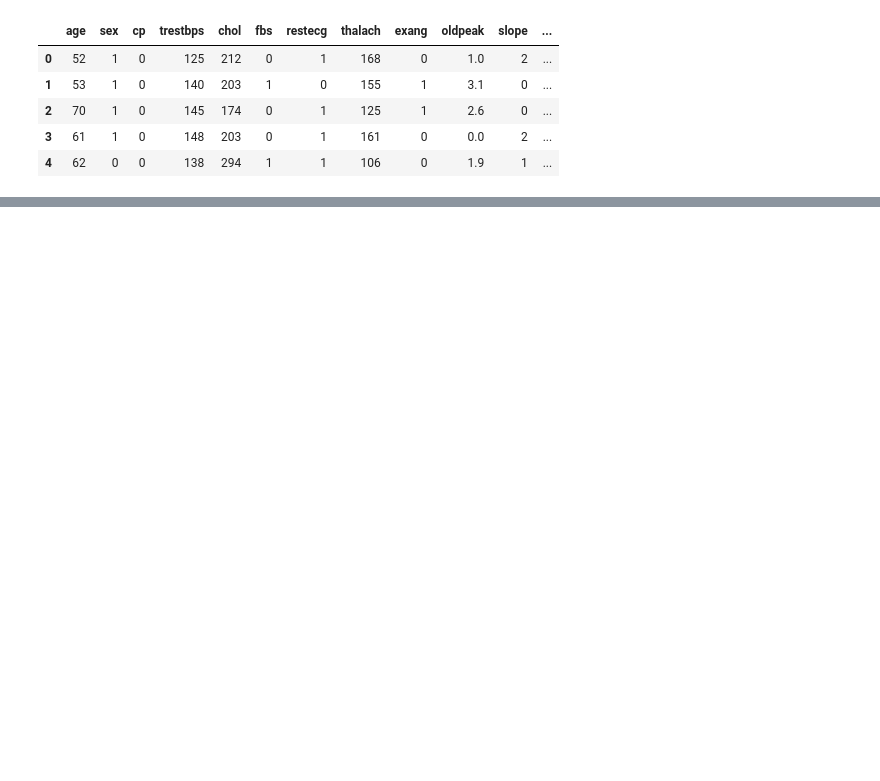
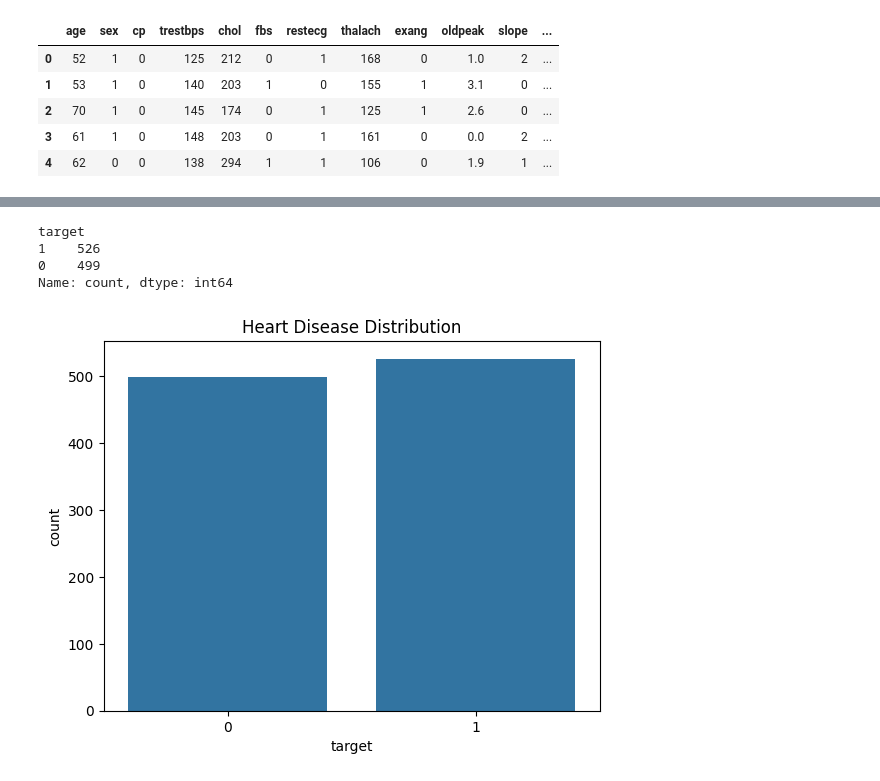
Before and after one commit to a-diallo-eng/ML-Engineering, a Jupyter notebook: ml-heart-disease-project/notebooks/01_exploration.ipynb, the cells around one changed output, grey strips where cells are left out. Cells and saved outputs as stored; diff of their text form; code cells hidden in the pictures; blank space fills up the shorter version.

```diff
--- a/ml-heart-disease-project/notebooks/01_exploration.ipynb
+++ b/ml-heart-disease-project/notebooks/01_exploration.ipynb
@@ -17,0 +72,13 @@ df.head()
+# %%
+df['target'].value_counts()
+# %% [output]
+target
+1    526
+0    499
+Name: count, dtype: int64
+# %%
+sns.countplot(x='target', data=df)
+plt.title("Heart Disease Distribution")
+plt.show()
+# %% [output]
+[figure, added]
```
Also changed, not shown: parts of 6 cells of this notebook, 4 other files.
